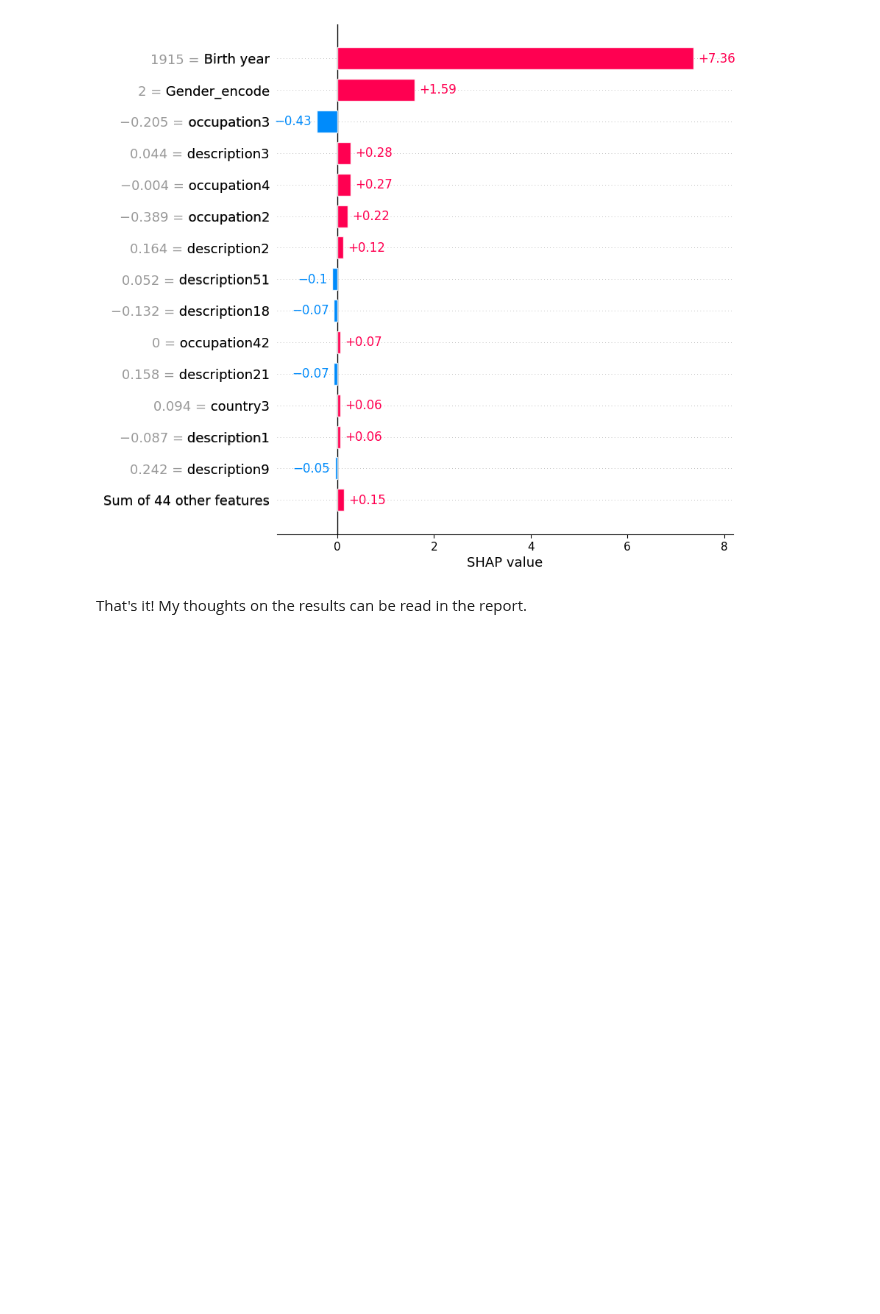
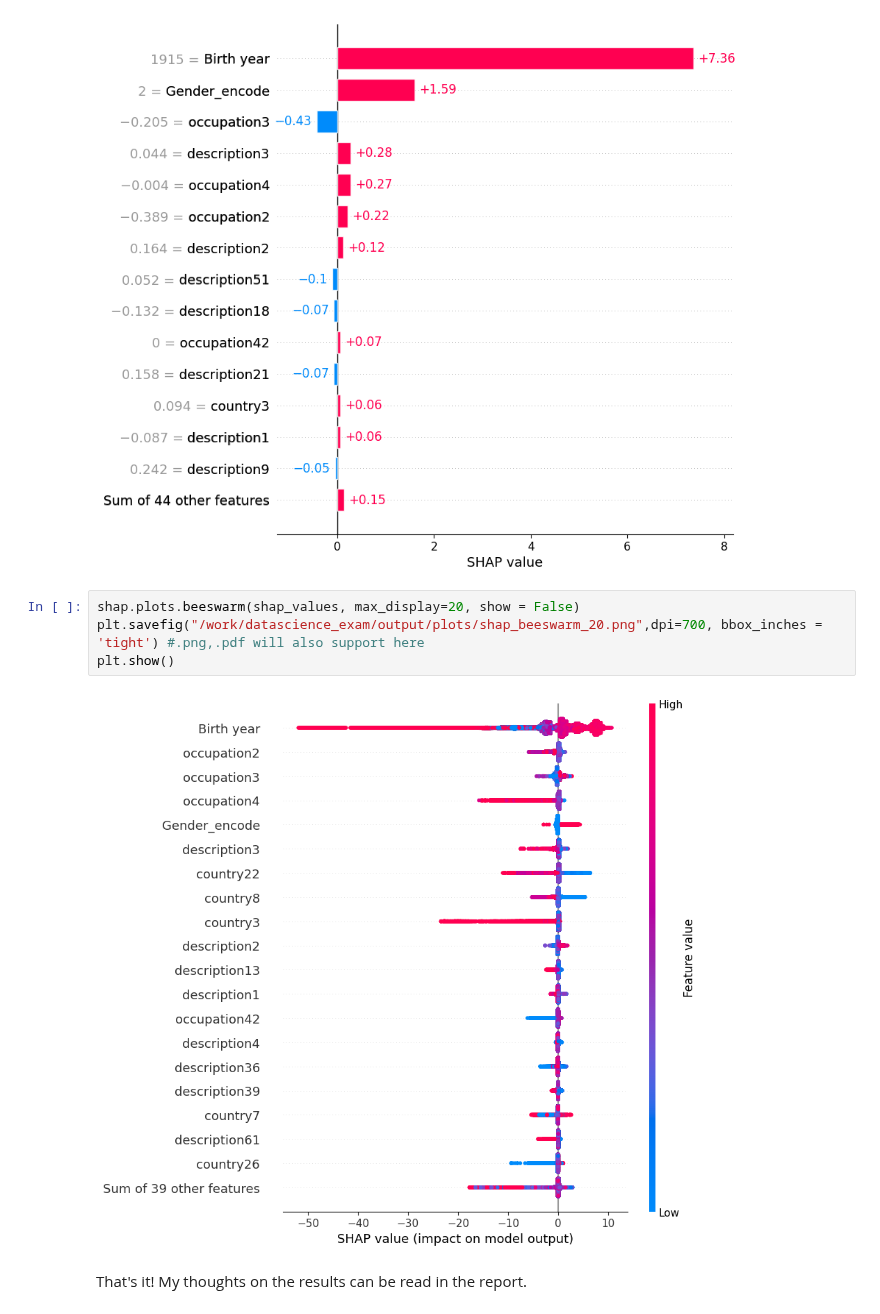
Before and after one commit to sigridbom/datascience_exam, a Jupyter notebook: notebooks/3_building_models.ipynb, the cells around one changed output. Cells and saved outputs as stored; diff of their text form; blank space fills up the shorter version.

Commit message:
beeswarm plot shap

```diff
--- a/notebooks/3_building_models.ipynb
+++ b/notebooks/3_building_models.ipynb
@@ -543,6 +543,12 @@ plt.savefig("/work/datascience_exam/output/plots/shap_summary_local_no_0.png",dp
 plt.show()
 # %% [output]
 [figure]
+# %%
+shap.plots.beeswarm(shap_values, max_display=20, show = False)
+plt.savefig("/work/datascience_exam/output/plots/shap_beeswarm_20.png",dpi=700, bbox_inches = 'tight') #.png,.pdf will also support here
+plt.show()
+# %% [output]
+[figure, added]
 # %% [markdown]
 That's it! My thoughts on the results can be read in the report.
 # %% [markdown]
```
Also changed, not shown: 1 other file.
